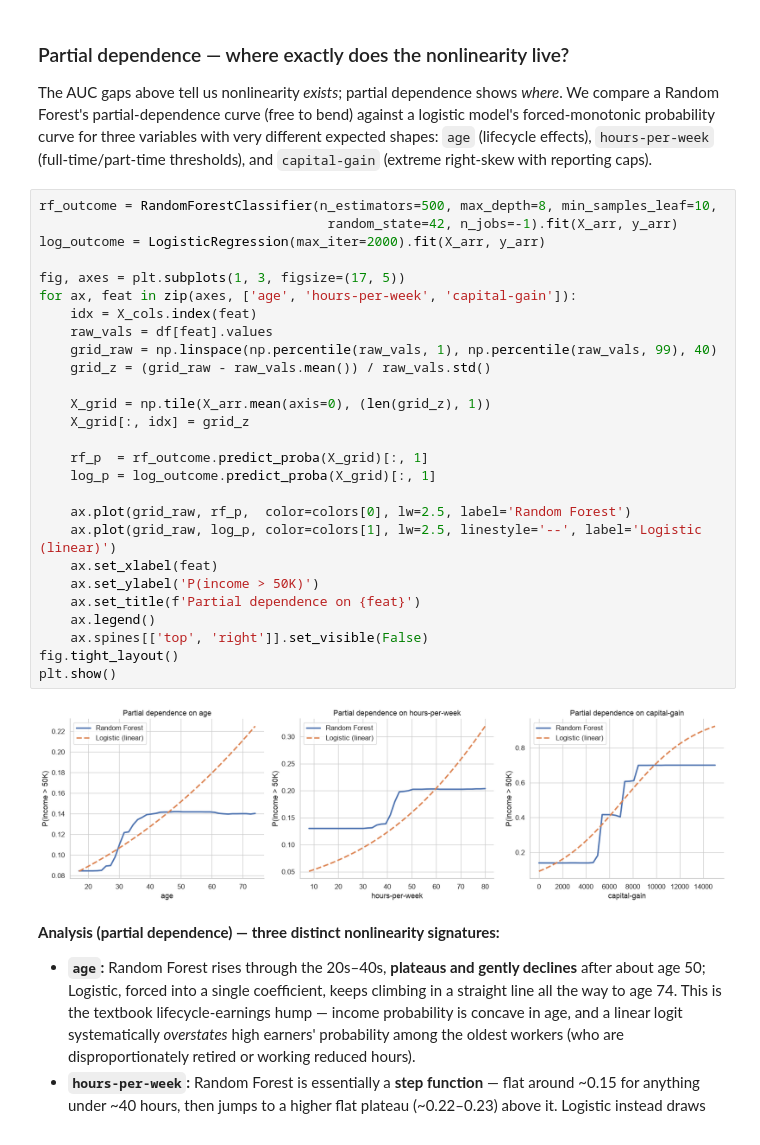
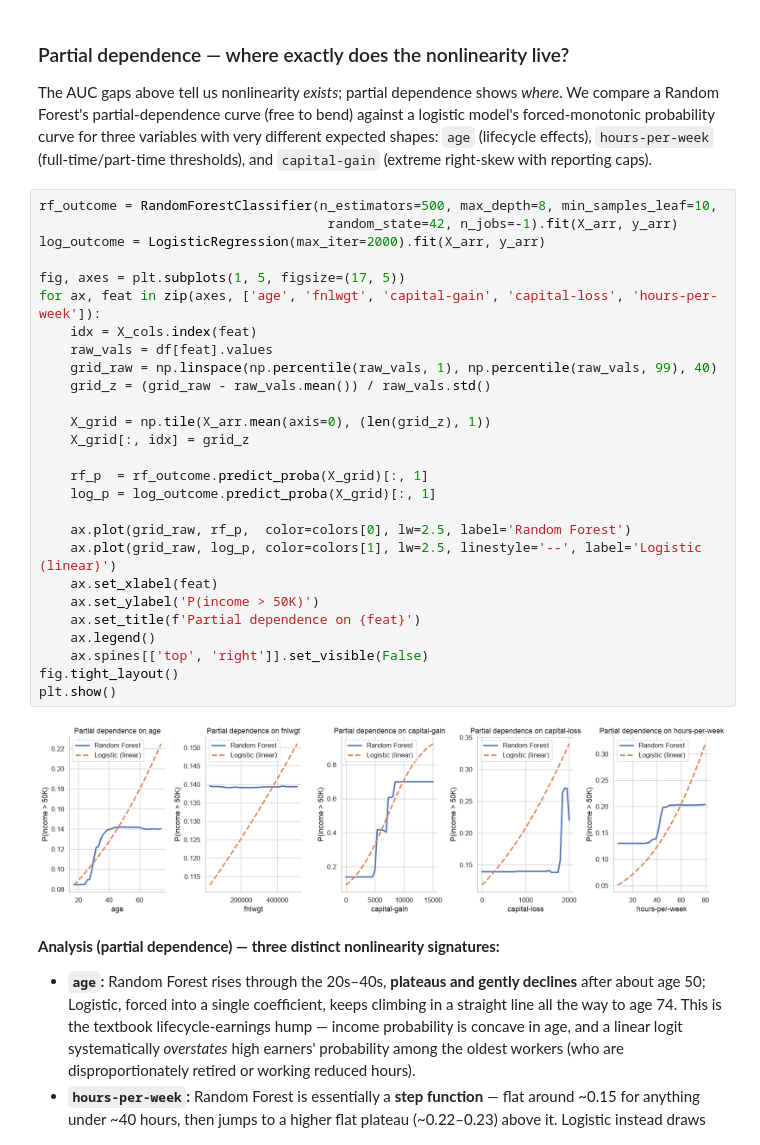
Before and after one commit to FelixZukunft/DML, a Jupyter notebook: dml-scholarship/notebooks/adult_college_dml.ipynb, the cells around one changed output. Saved outputs shown, nothing was run; the diff lists cells and outputs as text.

Commit message:
partial dependence plots and lowes

```diff
--- a/dml-scholarship/notebooks/adult_college_dml.ipynb
+++ b/dml-scholarship/notebooks/adult_college_dml.ipynb
@@ -300,32 +300,32 @@ The AUC gaps above tell us nonlinearity *exists*; partial dependence shows *wher
 # %%
 rf_outcome = RandomForestClassifier(n_estimators=500, max_depth=8, min_samples_leaf=10,
                                      random_state=42, n_jobs=-1).fit(X_arr, y_arr)
 log_outcome = LogisticRegression(max_iter=2000).fit(X_arr, y_arr)
 
-fig, axes = plt.subplots(1, 3, figsize=(17, 5))
-for ax, feat in zip(axes, ['age', 'hours-per-week', 'capital-gain']):
+fig, axes = plt.subplots(1, 5, figsize=(17, 5))
+for ax, feat in zip(axes, ['age', 'fnlwgt', 'capital-gain', 'capital-loss', 'hours-per-week']):
     idx = X_cols.index(feat)
     raw_vals = df[feat].values
     grid_raw = np.linspace(np.percentile(raw_vals, 1), np.percentile(raw_vals, 99), 40)
     grid_z = (grid_raw - raw_vals.mean()) / raw_vals.std()
 
     X_grid = np.tile(X_arr.mean(axis=0), (len(grid_z), 1))
     X_grid[:, idx] = grid_z
 
     rf_p  = rf_outcome.predict_proba(X_grid)[:, 1]
     log_p = log_outcome.predict_proba(X_grid)[:, 1]
 
     ax.plot(grid_raw, rf_p,  color=colors[0], lw=2.5, label='Random Forest')
     ax.plot(grid_raw, log_p, color=colors[1], lw=2.5, linestyle='--', label='Logistic (linear)')
     ax.set_xlabel(feat)
     ax.set_ylabel('P(income > 50K)')
     ax.set_title(f'Partial dependence on {feat}')
     ax.legend()
     ax.spines[['top', 'right']].set_visible(False)
 fig.tight_layout()
 plt.show()
 # %% [output]
-[figure, old version]
+[figure, new version]
 # %% [markdown]
 **Analysis (partial dependence) — three distinct nonlinearity signatures:**
 
```
Also changed, not shown: parts of 2 cells of this notebook.
